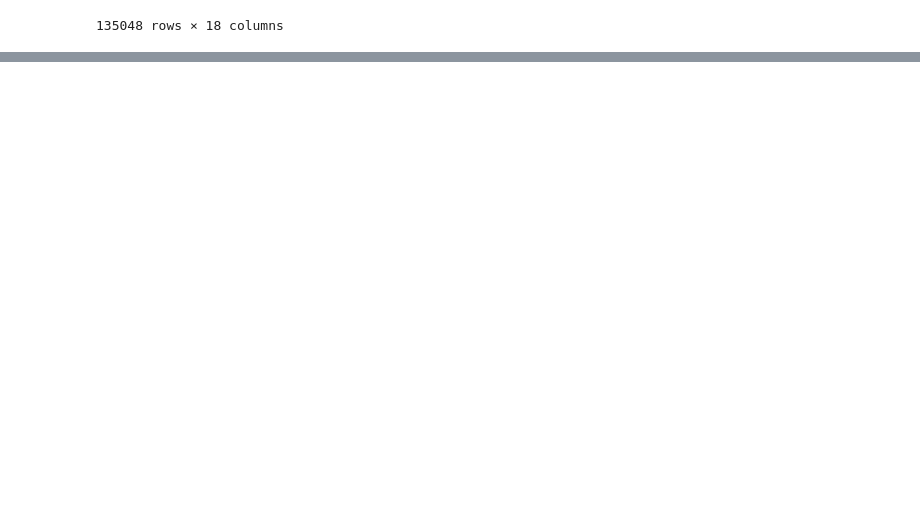
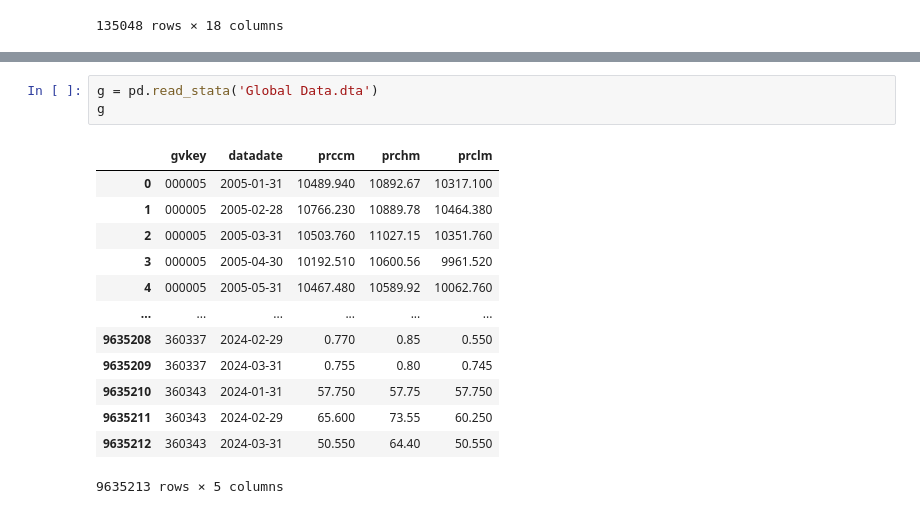
Before and after one commit to glyh0515/fin372.4_project, a Jupyter notebook: notebook.ipynb, the cells around one changed output, grey strips where cells are left out. Cells and saved outputs as stored; diff of their text form; blank space fills up the shorter version.

```diff
--- a/notebook.ipynb
+++ b/notebook.ipynb
@@ -46,0 +62,17 @@ df
+# %%
+g = pd.read_stata('Global Data.dta')
+g
+# %% [output]
+|  | gvkey | datadate | prccm | prchm | prclm |
+| 0 | 000005 | 2005-01-31 | 10489.940 | 10892.67 | 10317.100 |
+| 1 | 000005 | 2005-02-28 | 10766.230 | 10889.78 | 10464.380 |
+| 2 | 000005 | 2005-03-31 | 10503.760 | 11027.15 | 10351.760 |
+| 3 | 000005 | 2005-04-30 | 10192.510 | 10600.56 | 9961.520 |
+| 4 | 000005 | 2005-05-31 | 10467.480 | 10589.92 | 10062.760 |
+| ... | ... | ... | ... | ... | ... |
+| 9635208 | 360337 | 2024-02-29 | 0.770 | 0.85 | 0.550 |
+| 9635209 | 360337 | 2024-03-31 | 0.755 | 0.80 | 0.745 |
+| 9635210 | 360343 | 2024-01-31 | 57.750 | 57.75 | 57.750 |
+| 9635211 | 360343 | 2024-02-29 | 65.600 | 73.55 | 60.250 |
+| 9635212 | 360343 | 2024-03-31 | 50.550 | 64.40 | 50.550 |
+9635213 rows × 5 columns
```
Also changed, not shown: parts of 9 cells of this notebook, 6 other files.
